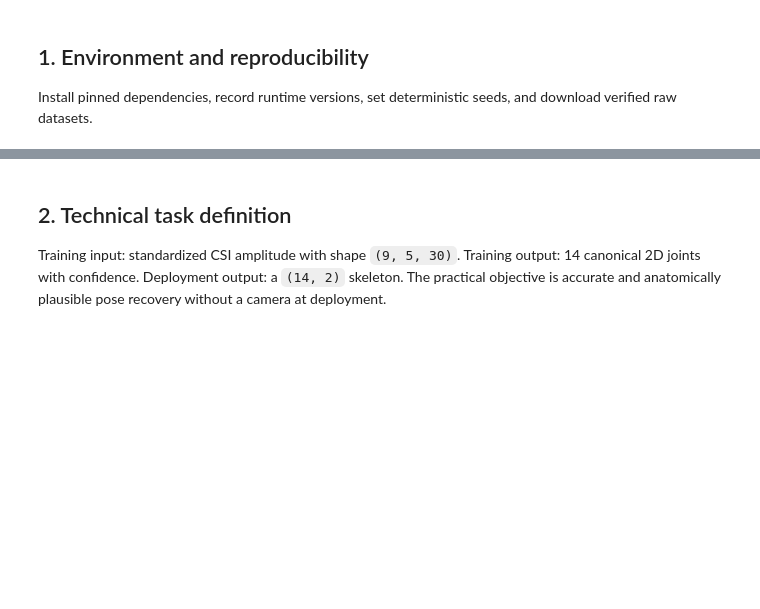
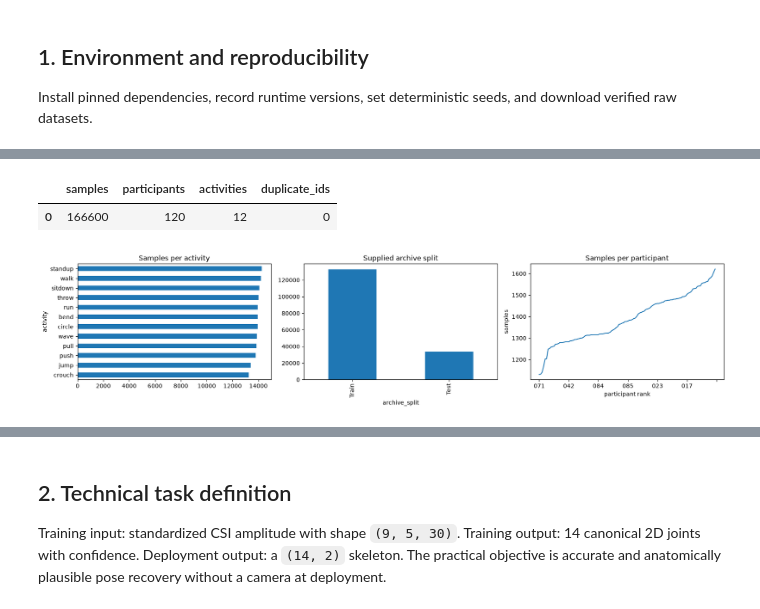
Before and after one commit to viti1igo/wifi_csi_hpe, a Jupyter notebook: notebooks/WiFi_CSI_HPE_A2.ipynb, the cells around one changed output, grey strips where cells are left out. Drawn from its saved outputs; the diff is of its cells as text; code cells hidden in the pictures; blank space fills up the shorter version.

```diff
--- a/notebooks/WiFi_CSI_HPE_A2.ipynb
+++ b/notebooks/WiFi_CSI_HPE_A2.ipynb
@@ -12,0 +61,18 @@ Install pinned dependencies, record runtime versions, set deterministic seeds, a
+# %%
+import pandas as pd, matplotlib.pyplot as plt, seaborn as sns
+wipose_df = pd.DataFrame(wipose)
+display(wipose_df.head())
+summary = pd.DataFrame({
+    'samples': [len(wipose_df)],
+    'participants': [wipose_df.participant.nunique()],
+    'activities': [wipose_df.activity.nunique()],
+    'duplicate_ids': [wipose_df.sample_id.duplicated().sum()]
+})
+display(summary)
+fig, axes = plt.subplots(1, 3, figsize=(17, 4))
+wipose_df.activity.value_counts().sort_values().plot.barh(ax=axes[0], title='Samples per activity')
+wipose_df.archive_split.value_counts().plot.bar(ax=axes[1], title='Supplied archive split')
+wipose_df.participant.value_counts().sort_values().plot(ax=axes[2], title='Samples per participant')
+axes[2].set_xlabel('participant rank'); axes[2].set_ylabel('samples')
+plt.tight_layout()
+# %% [output]
@@ -12,0 +85,3 @@ Install pinned dependencies, record runtime versions, set deterministic seeds, a
+|  | samples | participants | activities | duplicate_ids |
+| 0 | 166600 | 120 | 12 | 0 |
+[figure, added]
```
Also changed, not shown: parts of 30 cells of this notebook, 20 other files.
